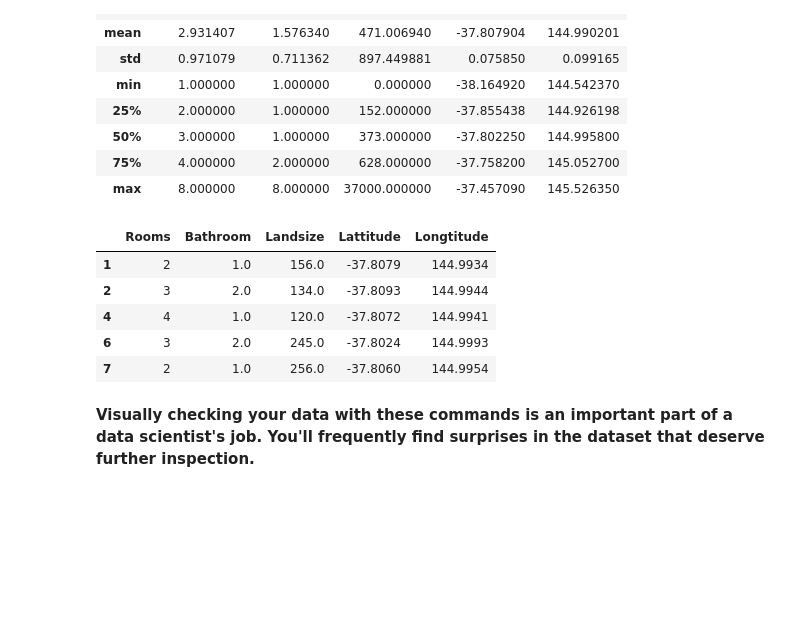
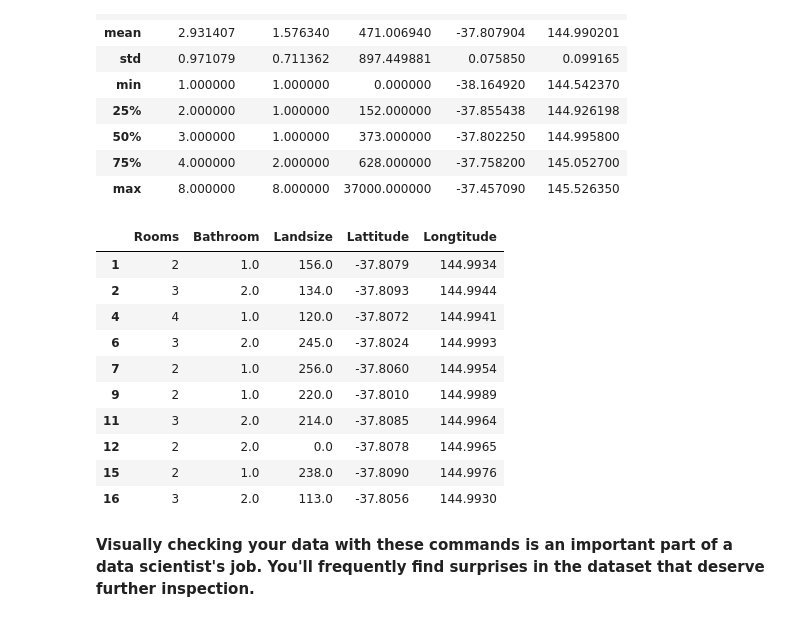
Before and after one commit to yuxicun/algos, a Jupyter notebook: KaggleStudy/KaggleStudy.ipynb, the cells around one changed output. Drawn from its saved outputs; the diff is of its cells as text; code cells hidden in the pictures; blank space fills up the shorter version.

```diff
--- a/KaggleStudy/KaggleStudy.ipynb
+++ b/KaggleStudy/KaggleStudy.ipynb
@@ -201,14 +231,19 @@ X.describe()
 | 75% | 4.000000 | 2.000000 | 628.000000 | -37.758200 | 145.052700 |
 | max | 8.000000 | 8.000000 | 37000.000000 | -37.457090 | 145.526350 |
 # %%
-X.head()
+X.head(10)
 # %% [output]
 |  | Rooms | Bathroom | Landsize | Lattitude | Longtitude |
 | 1 | 2 | 1.0 | 156.0 | -37.8079 | 144.9934 |
 | 2 | 3 | 2.0 | 134.0 | -37.8093 | 144.9944 |
 | 4 | 4 | 1.0 | 120.0 | -37.8072 | 144.9941 |
 | 6 | 3 | 2.0 | 245.0 | -37.8024 | 144.9993 |
 | 7 | 2 | 1.0 | 256.0 | -37.8060 | 144.9954 |
+| 9 | 2 | 1.0 | 220.0 | -37.8010 | 144.9989 |
+| 11 | 3 | 2.0 | 214.0 | -37.8085 | 144.9964 |
+| 12 | 2 | 2.0 | 0.0 | -37.8078 | 144.9965 |
+| 15 | 2 | 1.0 | 238.0 | -37.8090 | 144.9976 |
+| 16 | 3 | 2.0 | 113.0 | -37.8056 | 144.9930 |
 # %% [markdown]
 **Visually checking your data with these commands is an important part of a data scientist's job. You'll frequently find surprises in the dataset that deserve further inspection.**
 # %% [markdown]
```
Also changed, not shown: parts of 15 cells of this notebook, 3 other files.
